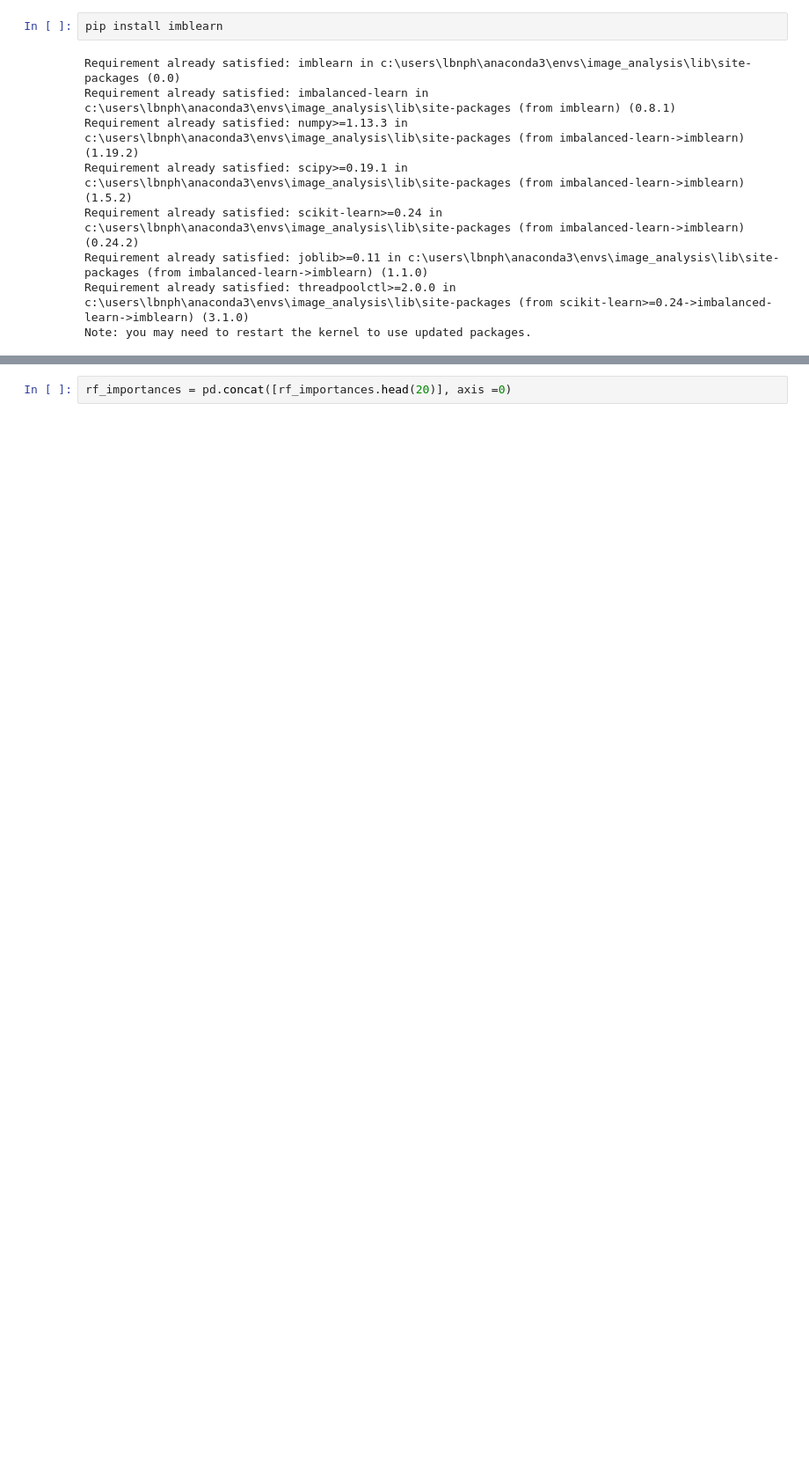
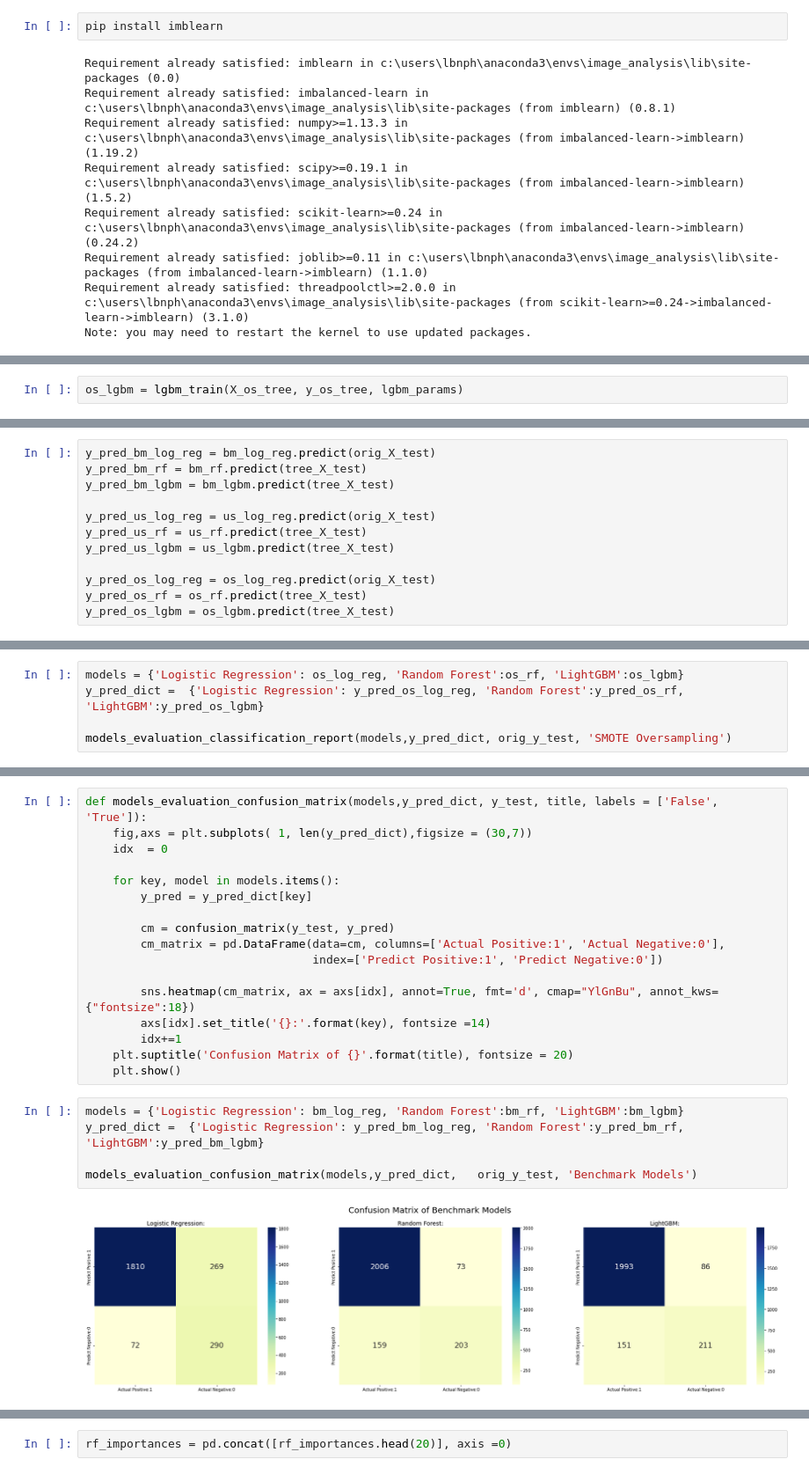
Before and after one commit to LBNphoenix/Aicadium_code, a Jupyter notebook: Aicadium_code.ipynb, the cells around one changed output, grey strips where cells are left out. Shown: that part at 88% size. Saved outputs shown, nothing was run; the diff lists cells and outputs as text; blank space fills up the shorter version.

Commit message:
Finish Model Selection

```diff
--- a/Aicadium_code.ipynb
+++ b/Aicadium_code.ipynb
@@ -589,0 +486,2 @@ rf_importances = rf_importances.sort_values(by='Importance', ascending=False)
+# %%
+os_lgbm = lgbm_train(X_os_tree, y_os_tree, lgbm_params)
@@ -589,0 +494,12 @@ rf_importances = rf_importances.sort_values(by='Importance', ascending=False)
+# %%
+y_pred_bm_log_reg = bm_log_reg.predict(orig_X_test)
+y_pred_bm_rf = bm_rf.predict(tree_X_test)
+y_pred_bm_lgbm = bm_lgbm.predict(tree_X_test)
+
+y_pred_us_log_reg = us_log_reg.predict(orig_X_test)
+y_pred_us_rf = us_rf.predict(tree_X_test)
+y_pred_us_lgbm = us_lgbm.predict(tree_X_test)
+
+y_pred_os_log_reg = os_log_reg.predict(orig_X_test)
+y_pred_os_rf = os_rf.predict(tree_X_test)
+y_pred_os_lgbm = os_lgbm.predict(tree_X_test)
@@ -589,0 +565,5 @@ rf_importances = rf_importances.sort_values(by='Importance', ascending=False)
+# %%
+models = {'Logistic Regression': os_log_reg, 'Random Forest':os_rf, 'LightGBM':os_lgbm}
+y_pred_dict =  {'Logistic Regression': y_pred_os_log_reg, 'Random Forest':y_pred_os_rf, 'LightGBM':y_pred_os_lgbm}
+
+models_evaluation_classification_report(models,y_pred_dict, orig_y_test, 'SMOTE Oversampling')
@@ -589,0 +588,24 @@ rf_importances = rf_importances.sort_values(by='Importance', ascending=False)
+# %%
+def models_evaluation_confusion_matrix(models,y_pred_dict, y_test, title, labels = ['False', 'True']):
+    fig,axs = plt.subplots( 1, len(y_pred_dict),figsize = (30,7))
+    idx  = 0
+
+    for key, model in models.items():
+        y_pred = y_pred_dict[key]
+
+        cm = confusion_matrix(y_test, y_pred)
+        cm_matrix = pd.DataFrame(data=cm, columns=['Actual Positive:1', 'Actual Negative:0'],
+                                 index=['Predict Positive:1', 'Predict Negative:0'])
+
+        sns.heatmap(cm_matrix, ax = axs[idx], annot=True, fmt='d', cmap="YlGnBu", annot_kws={"fontsize":18})
+        axs[idx].set_title('{}:'.format(key), fontsize =14)
+        idx+=1
+    plt.suptitle('Confusion Matrix of {}'.format(title), fontsize = 20)
+    plt.show()
+# %%
+models = {'Logistic Regression': bm_log_reg, 'Random Forest':bm_rf, 'LightGBM':bm_lgbm}
+y_pred_dict =  {'Logistic Regression': y_pred_bm_log_reg, 'Random Forest':y_pred_bm_rf, 'LightGBM':y_pred_bm_lgbm}
+
+models_evaluation_confusion_matrix(models,y_pred_dict,   orig_y_test, 'Benchmark Models')
+# %% [output]
+[figure, added]
```
Also changed, not shown: parts of 83 cells of this notebook.
